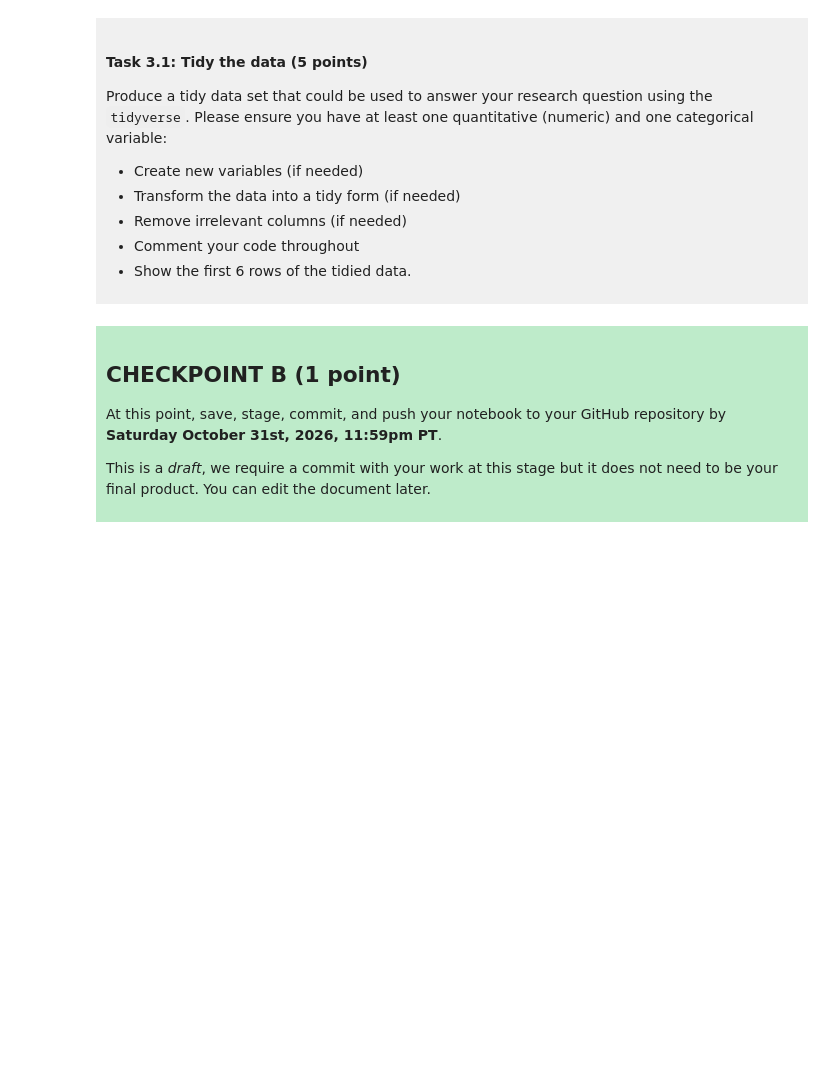
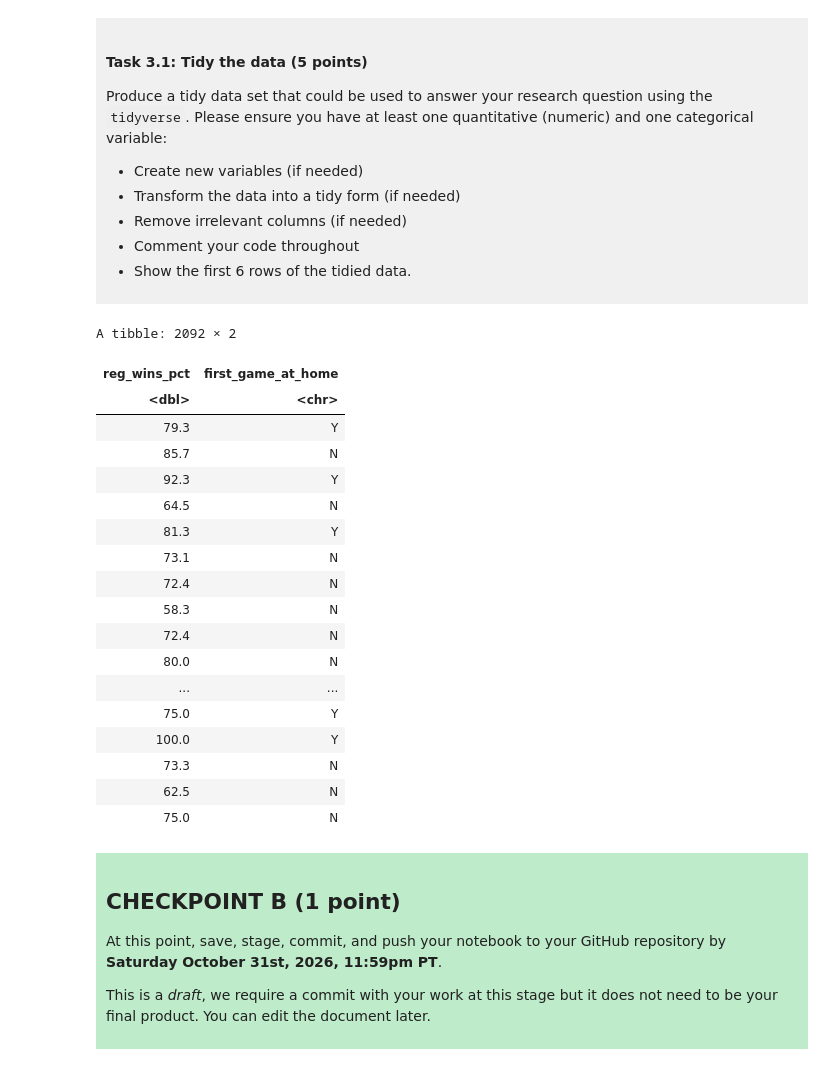
Before and after one commit to Sukiga/dsci-100-project-suki-mak, a Jupyter notebook: dsci-100-project-notebook.ipynb, the cells around one changed output. Drawn from its saved outputs; the diff is of its cells as text; code cells hidden in the pictures; blank space fills up the shorter version.

```diff
--- a/dsci-100-project-notebook.ipynb
+++ b/dsci-100-project-notebook.ipynb
@@ -186,7 +219,30 @@ Produce a tidy data set that could be used to answer your research question usin
 
 </div>
 # %%
-### EDIT THIS CODE CELL ###
+#reg_wins_pct as the quantitative and first_game_at_home as the categorical
+ncaa_filtered <- ncaa_data |>
+    select(reg_wins_pct, first_game_at_home)
+ncaa_filtered
+# %% [output]
+A tibble: 2092 × 2
+| reg_wins_pct | first_game_at_home |
+| <dbl> | <chr> |
+| 79.3 | Y |
+| 85.7 | N |
+| 92.3 | Y |
+| 64.5 | N |
+| 81.3 | Y |
+| 73.1 | N |
+| 72.4 | N |
+| 58.3 | N |
+| 72.4 | N |
+| 80.0 | N |
+| ... | ... |
+| 75.0 | Y |
+| 100.0 | Y |
+| 73.3 | N |
+| 62.5 | N |
+| 75.0 | N |
 # %% [markdown]
 <div style="background-color: #beebca; padding: 10px;">
 
```
Also changed, not shown: parts of 3 cells of this notebook.
